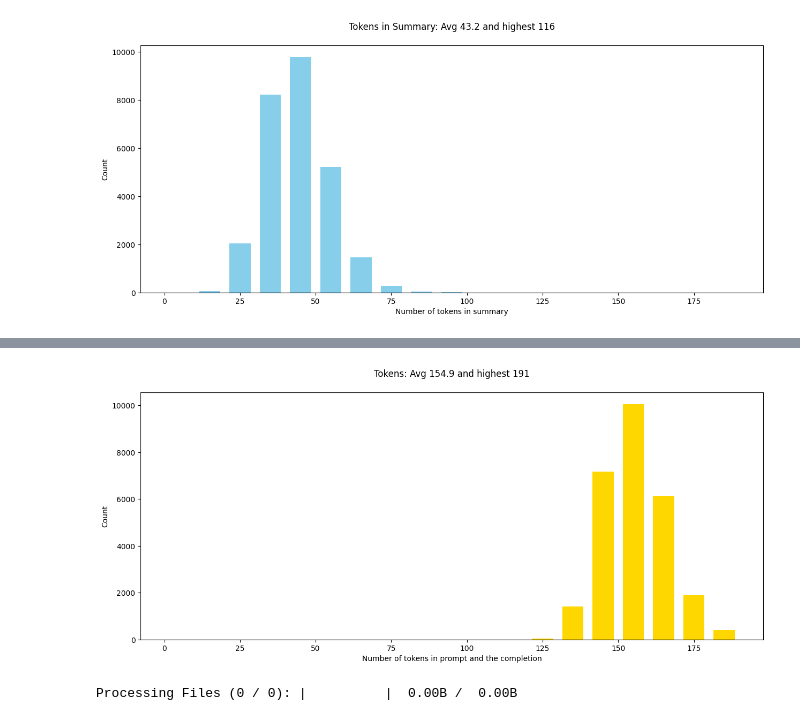
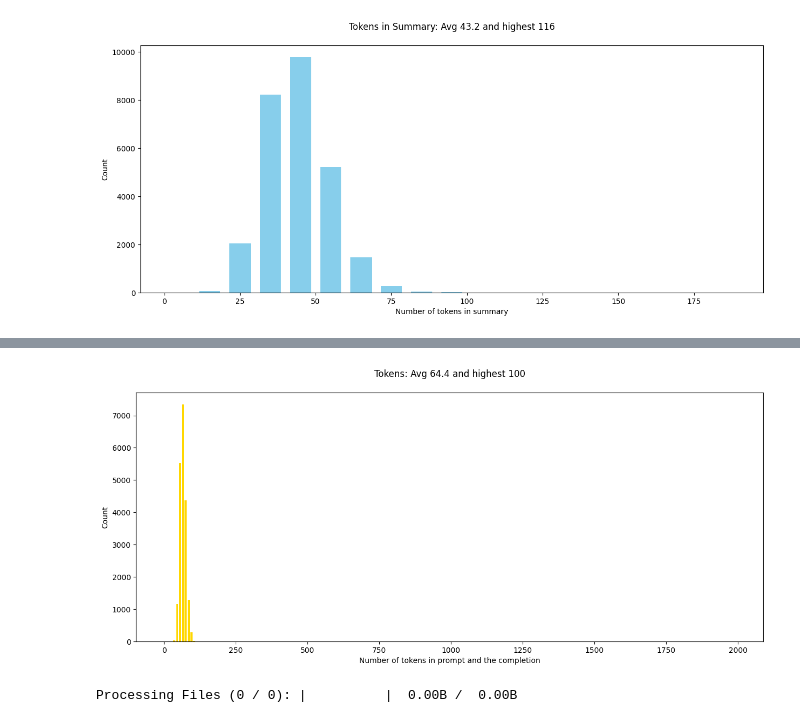
Before and after one commit to alee52/LLM_AgenticAI, a Jupyter notebook: prepare_data_fine_tunning.ipynb, the cells around one changed output, grey strips where cells are left out. Saved outputs shown, nothing was run; the diff lists cells and outputs as text; code cells hidden in the pictures.

```diff
--- a/prepare_data_fine_tunning.ipynb
+++ b/prepare_data_fine_tunning.ipynb
@@ -80,14 +80,14 @@ The category is
 COMPLETION:
 Arts & Entertainment
 # %%
-prompt_token_counts = [item.count_prompt_tokens(tokenizer) for item in tqdm(items)]
+prompt_token_counts = [item.count_prompt_tokens(tokenizer) for item in tqdm(train)]
 plt.figure(figsize=(15, 6))
 plt.title(f"Tokens: Avg {sum(prompt_token_counts)/len(prompt_token_counts):,.1f} and highest {max(prompt_token_counts):,}\n")
 plt.xlabel('Number of tokens in prompt and the completion')
 plt.ylabel('Count')
-plt.hist(prompt_token_counts, rwidth=0.7, color="gold", bins=range(0, 200, 10))
+plt.hist(prompt_token_counts, rwidth=0.7, color="gold", bins=range(0, 2000, 10))
 plt.show()
 # %% [output]
-[figure, old version]
+[figure, new version]
 # %%
 username = "leearum95"
```
Also changed, not shown: parts of 3 cells of this notebook, 2 other files.
